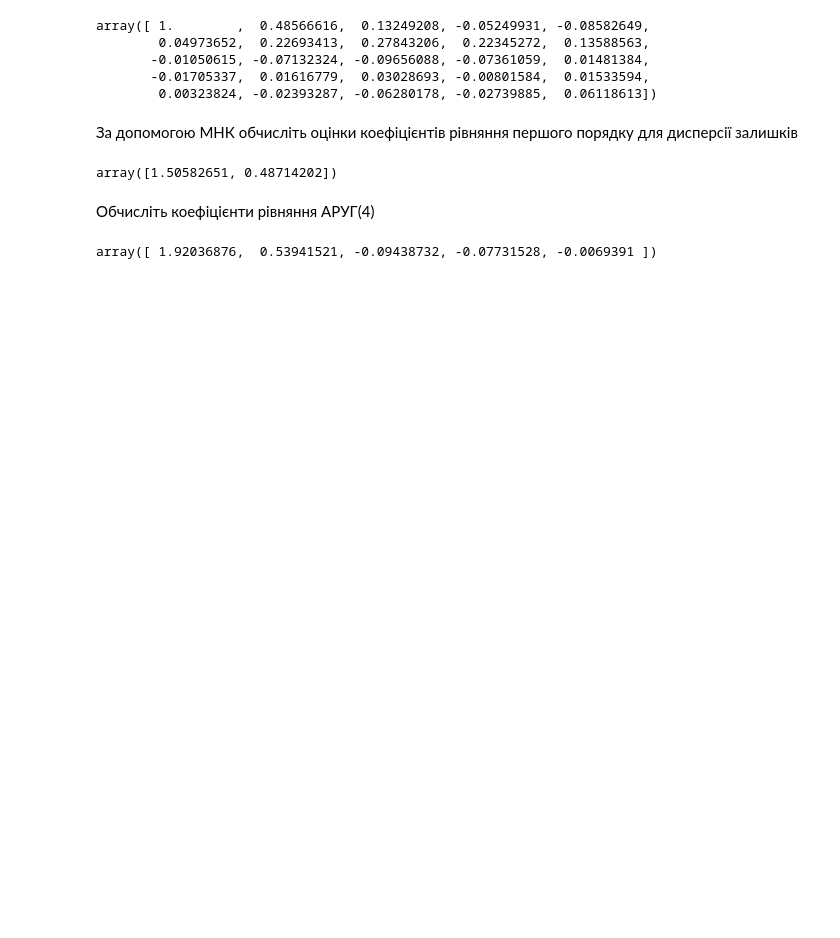
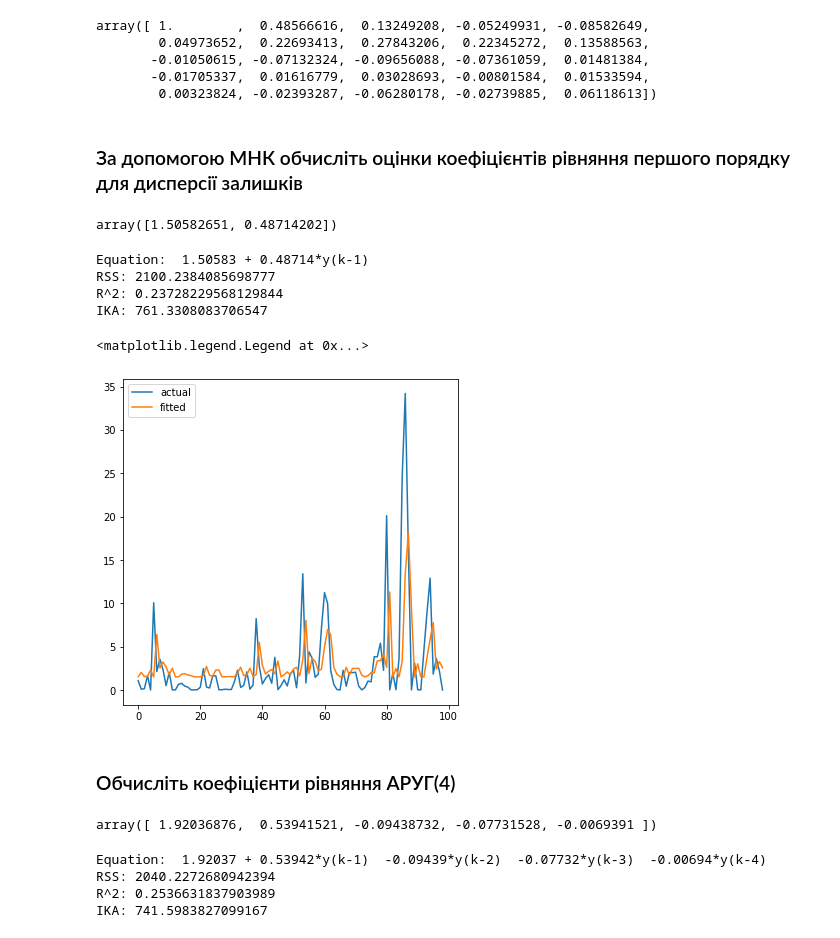
Before and after one commit to artemkavara/time_series_kpi, a Jupyter notebook: Lab_5/Lab_5.ipynb, the cells around one changed output. Saved outputs shown, nothing was run; the diff lists cells and outputs as text; code cells hidden in the pictures; blank space fills up the shorter version.

```diff
--- a/Lab_5/Lab_5.ipynb
+++ b/Lab_5/Lab_5.ipynb
@@ -31,7 +40,7 @@ def create_feature_matrix(x, ar):
 def lsm(y, feature):
 
         feature_matrix=feature.to_numpy()
-        inform_matr = np.linalg.inv(feature_matrix.T@feature_matrix)
+        inform_matr = np.linalg.pinv(feature_matrix.T@feature_matrix)
         inform_matr = inform_matr @ feature_matrix.T
         return inform_matr@y
 # %%
@@ -172,7 +181,7 @@ array([ 1.        ,  0.48566616,  0.13249208, -0.05249931, -0.08582649,
        -0.01705337,  0.01616779,  0.03028693, -0.00801584,  0.01533594,
         0.00323824, -0.02393287, -0.06280178, -0.02739885,  0.06118613])
 # %% [markdown]
-За допомогою МНК обчисліть оцінки коефіцієнтів рівняння першого порядку для дисперсії залишків
+### За допомогою МНК обчисліть оцінки коефіцієнтів рівняння першого порядку для дисперсії залишків
 # %%
 y_1, feature_1 = create_feature_matrix(resid_sqr, 1)
 # %%
@@ -180,8 +189,46 @@ coef_1 = lsm(y_1, feature_1)
 coef_1
 # %% [output]
 array([1.50582651, 0.48714202])
+# %%
+def calc_result(y:list, matr:pd.DataFrame, p:int, q:int):
+    '''
+    Calculates the estimation of coefficients of different models and prints some of the results.
+    Parameters:
+        y: actual time series
+        matr: matrix of features
+    Returns:
+        fitted: fitted values of model
+    '''
+    coefs = lsm(y, matr)
+    fitted = matr.to_numpy()@coefs
+    eq_matr = matr.columns.copy()
+    eq_matr = [f"{round(coefs[i], 5)}{'*'+eq_matr[i] if eq_matr[i] != 'intercept' else ''}"
+               for i in range(len(eq_matr))]
+    eq = ""
+    for i in range(len(eq_matr)):
+        eq += "+ "+eq_matr[i] if coefs[i] > 0 and i!= 0 else " "+eq_matr[i]
+        eq += " "
+    print(f"Equation: {eq}")
+    print(f"RSS: {RSS(y, fitted)}")
+    print(f"R^2: {R_squared(y, fitted)}")
+    print(f"IKA: {IKA(y, fitted, p, q)}")
+    return fitted
+# %%
+fitted_y_1 = calc_result(y_1, feature_1, p = 1, q = 0)
+# %% [output]
+Equation:  1.50583 + 0.48714*y(k-1)
+RSS: 2100.2384085698777
+R^2: 0.23728229568129844
+IKA: 761.3308083706547
+# %%
+plt.plot(y_1, label = "actual")
+plt.plot(fitted_y_1, label = "fitted")
+plt.legend()
+# %% [output]
+<matplotlib.legend.Legend at 0x...>
+[figure, added]
 # %% [markdown]
-Обчисліть коефіцієнти рівняння АРУГ(4)
+### Обчисліть коефіцієнти рівняння АРУГ(4)
 # %%
 y_4, feature_4 = create_feature_matrix(resid_sqr, 4)
 # %%
@@ -189,3 +236,10 @@ coef_4 = lsm(y_4, feature_4)
 coef_4
 # %% [output]
 array([ 1.92036876,  0.53941521, -0.09438732, -0.07731528, -0.0069391 ])
+# %%
+fitted_y_4 = calc_result(y_4, feature_4, p = 4, q = 0)
+# %% [output]
+Equation:  1.92037 + 0.53942*y(k-1)  -0.09439*y(k-2)  -0.07732*y(k-3)  -0.00694*y(k-4)
+RSS: 2040.2272680942394
+R^2: 0.2536631837903989
+IKA: 741.5983827099167
```
Also changed, not shown: parts of 31 cells of this notebook.
